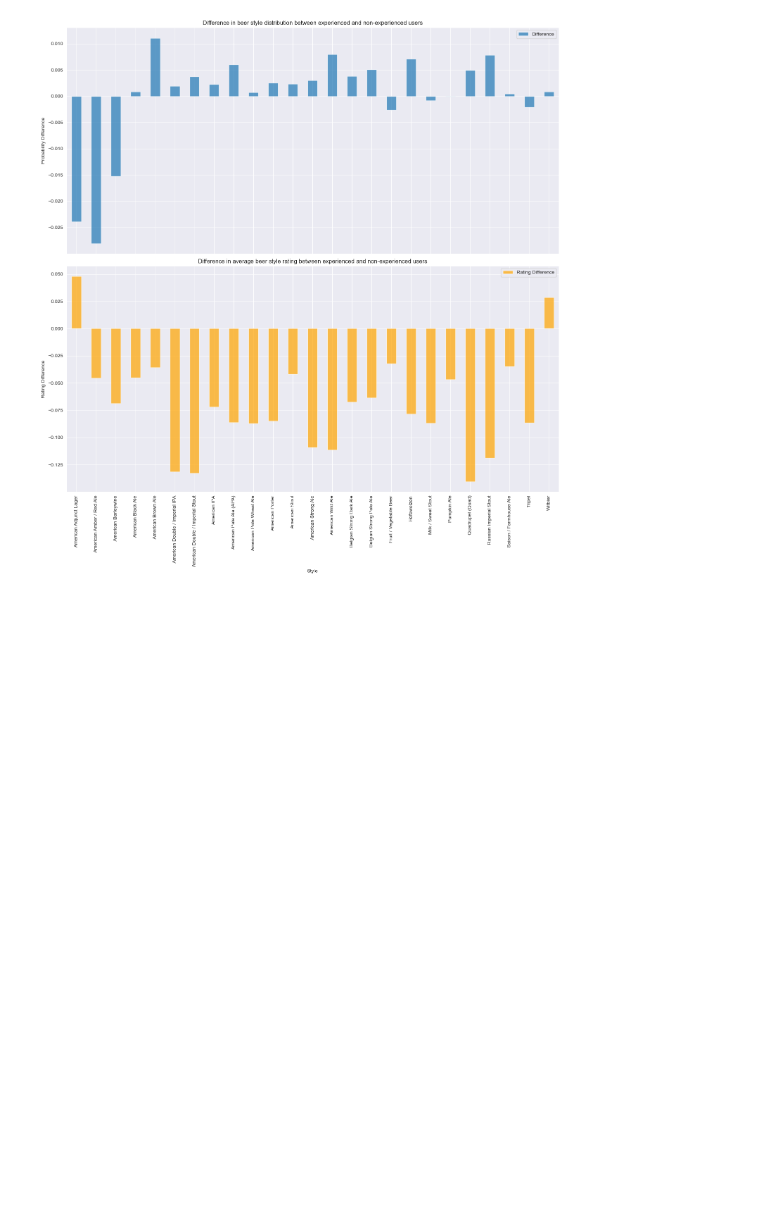
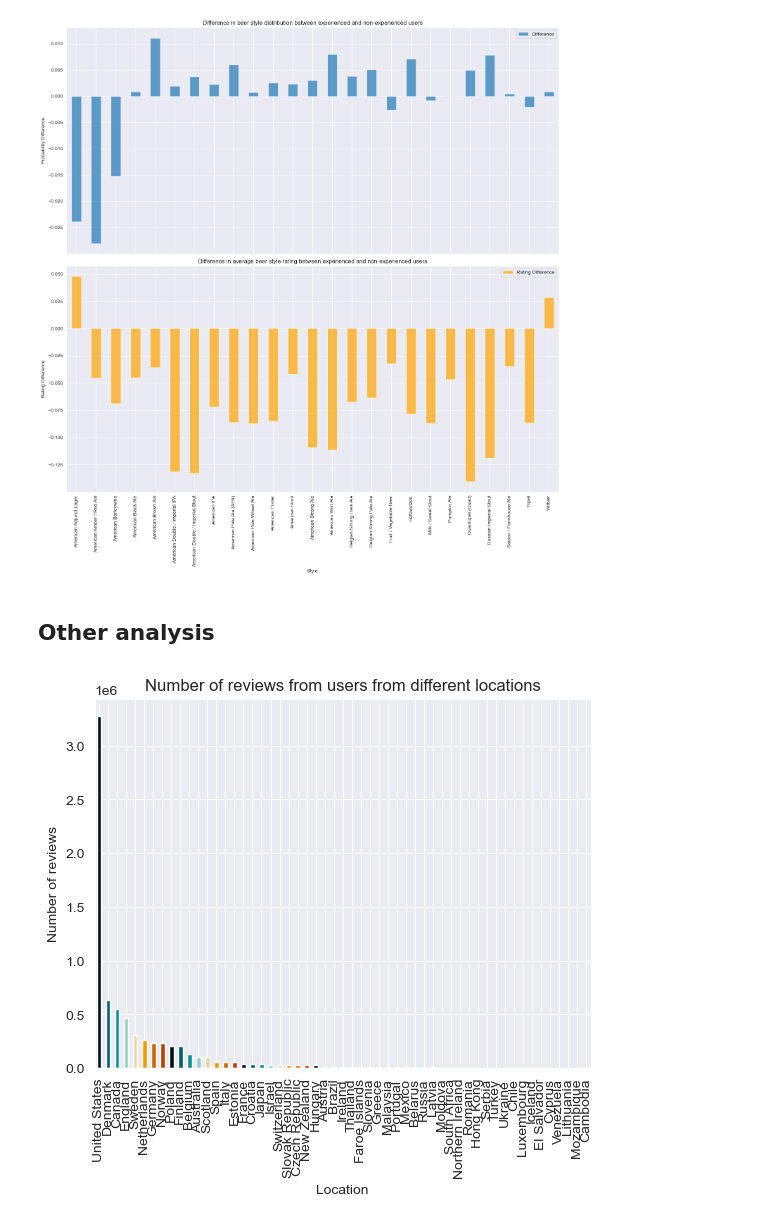
Before and after one commit to epfl-ada/ada-2024-project-thefivedatawranglers, a Jupyter notebook: results.ipynb, the cells around one changed output. Cells and saved outputs as stored; diff of their text form; code cells hidden in the pictures; blank space fills up the shorter version.

Commit message:
Added the rest of my analysis. I have square eyes now ... (@_@) Added the last part from David as weel

```diff
--- a/results.ipynb
+++ b/results.ipynb
@@ -19,3 +20,14 @@ rating_diff_df = calculate_rating_difference(df_ba_ratings_of_exp, df_ba_ratings
 plot_combined_distribution_and_rating_difference(plot_df, rating_diff_df)
 # %% [output]
 [figure]
+# %% [markdown]
+## Other analysis
+# %%
+df_ba_users, df_rb_users = load_user_data(ba_path="src/data/BeerAdvocate/users.csv", rb_path="src/data/RateBeer/users.csv")
+df_rb_sum_rat = calculate_ratings_by_location(df_rb_users)
+df_rb_sum_rat_foreign = accumulate_us(df_rb_sum_rat)
+df_rb_sum_rat_cutoff = cutoff_and_sort(df_rb_sum_rat_foreign)
+# %%
+plot_location_ratings(df_rb_sum_rat_cutoff)
+# %% [output]
+[figure, added]
```
Also changed, not shown: parts of 7 cells of this notebook, 2 other files.
